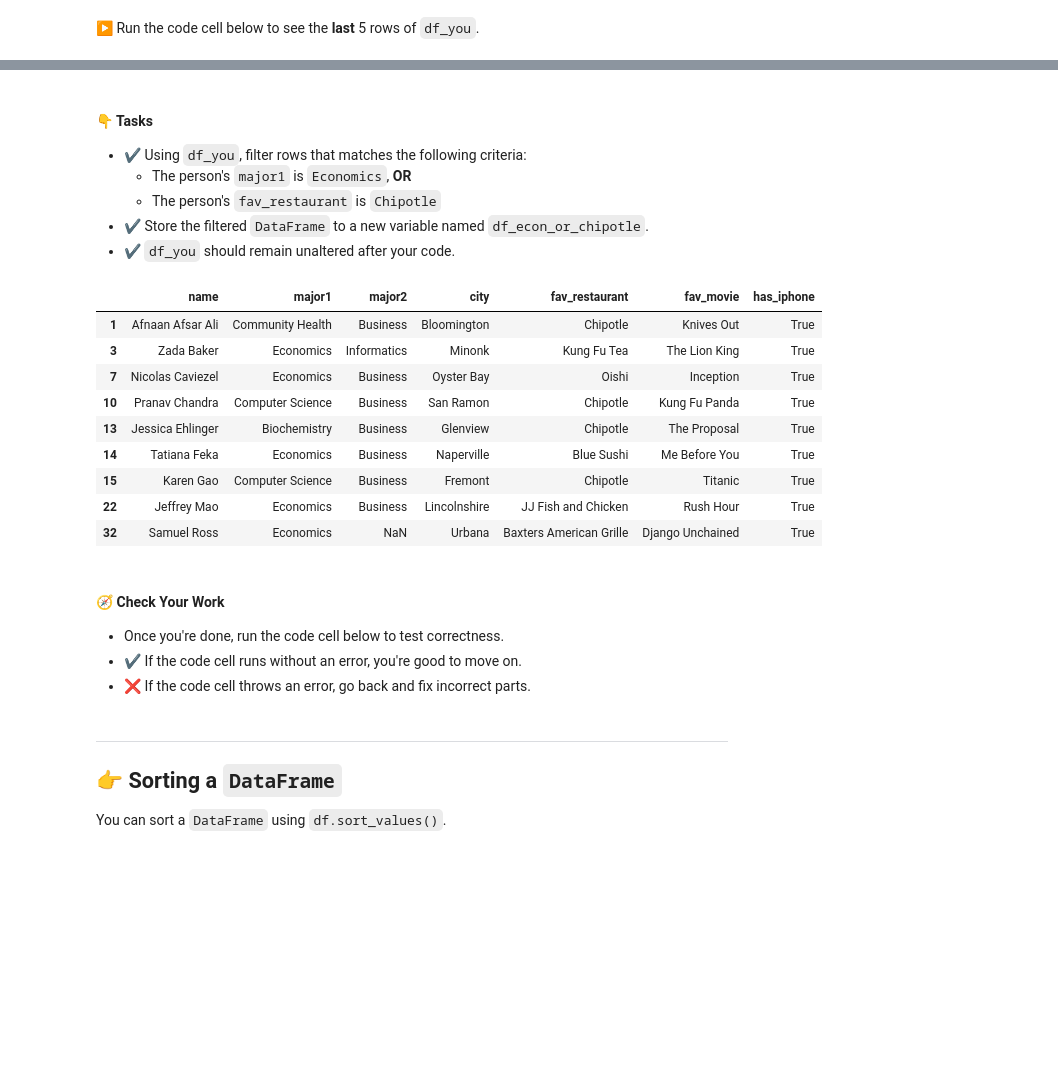
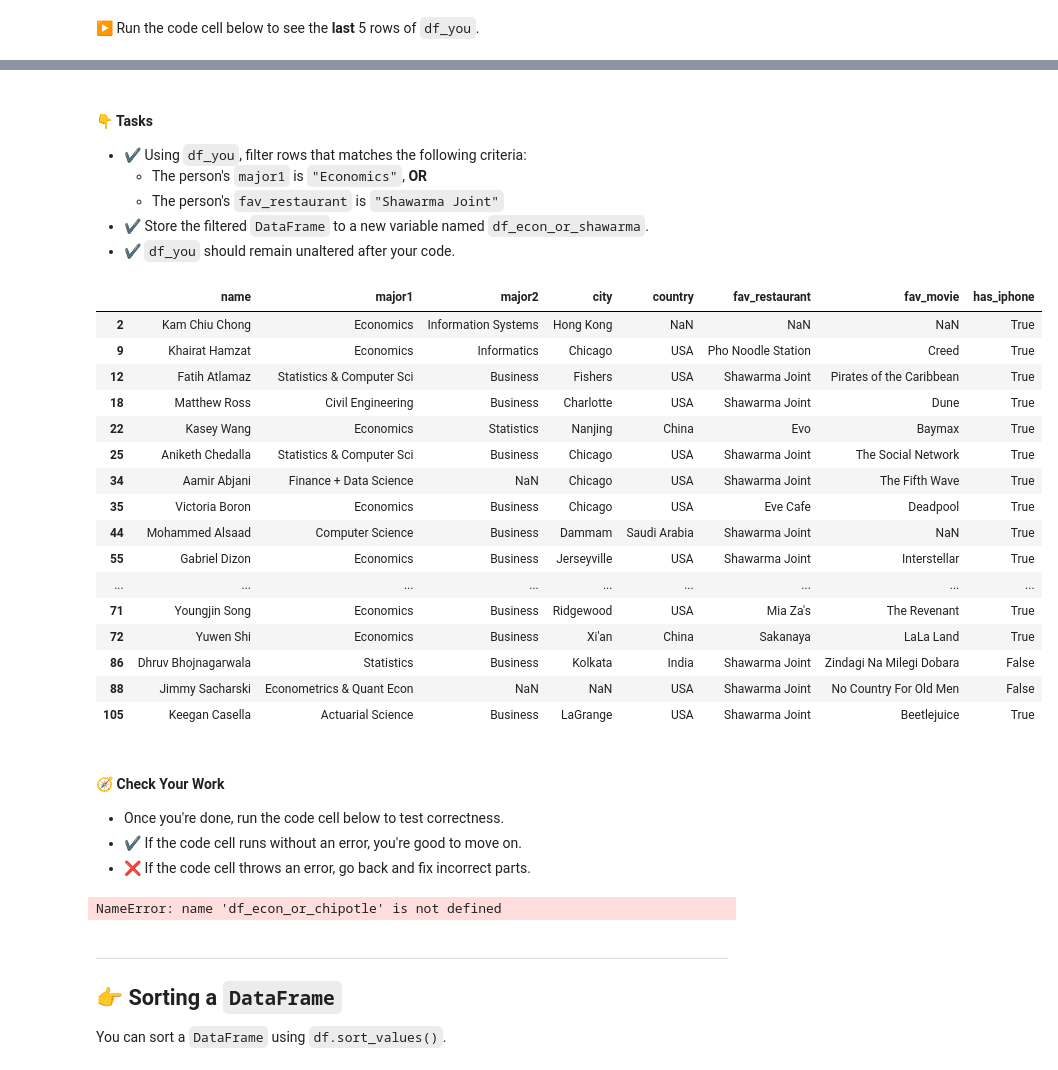
Before and after one commit to bdi475/notebooks, a Jupyter notebook: L08-pandas-filtering-and-sorting-SOLUTION.ipynb, the cells around one changed output, grey strips where cells are left out. Drawn from its saved outputs; the diff is of its cells as text; code cells hidden in the pictures; blank space fills up the shorter version.

```diff
--- a/L08-pandas-filtering-and-sorting-SOLUTION.ipynb
+++ b/L08-pandas-filtering-and-sorting-SOLUTION.ipynb
@@ -1061,27 +1066,34 @@ df_you.tail()
 #### 👇 Tasks
 
 - ✔️ Using `df_you`, filter rows that matches the following criteria:
-    - The person's `major1` is `Economics`, **OR**
-    - The person's `fav_restaurant` is `Chipotle`
-- ✔️ Store the filtered `DataFrame` to a new variable named `df_econ_or_chipotle`.
+    - The person's `major1` is `"Economics"`, **OR**
+    - The person's `fav_restaurant` is `"Shawarma Joint"`
+- ✔️ Store the filtered `DataFrame` to a new variable named `df_econ_or_shawarma`.
 - ✔️ `df_you` should remain unaltered after your code.
 # %%
 ### BEGIN SOLUTION
-df_econ_or_chipotle = df_you[(df_you["major1"] == "Economics") | (df_you["fav_restaurant"] == "Chipotle")]
+df_econ_or_shawarma = df_you[(df_you["major1"] == "Economics") | (df_you["fav_restaurant"] == "Shawarma Joint")]
 ### END SOLUTION
 
-df_econ_or_chipotle
+df_econ_or_shawarma
 # %% [output]
-|  | name | major1 | major2 | city | fav_restaurant | fav_movie | has_iphone |
-| 1 | Afnaan Afsar Ali | Community Health | Business | Bloomington | Chipotle | Knives Out | True |
-| 3 | Zada Baker | Economics | Informatics | Minonk | Kung Fu Tea | The Lion King | True |
-| 7 | Nicolas Caviezel | Economics | Business | Oyster Bay | Oishi | Inception | True |
-| 10 | Pranav Chandra | Computer Science | Business | San Ramon | Chipotle | Kung Fu Panda | True |
-| 13 | Jessica Ehlinger | Biochemistry | Business | Glenview | Chipotle | The Proposal | True |
-| 14 | Tatiana Feka | Economics | Business | Naperville | Blue Sushi | Me Before You | True |
-| 15 | Karen Gao | Computer Science | Business | Fremont | Chipotle | Titanic | True |
-| 22 | Jeffrey Mao | Economics | Business | Lincolnshire | JJ Fish and Chicken | Rush Hour | True |
-| 32 | Samuel Ross | Economics | NaN | Urbana | Baxters American Grille | Django Unchained | True |
+|  | name | major1 | major2 | city | country | fav_restaurant | fav_movie | has_iphone |
+| 2 | Kam Chiu Chong | Economics | Information Systems | Hong Kong | NaN | NaN | NaN | True |
+| 9 | Khairat Hamzat | Economics | Informatics | Chicago | USA | Pho Noodle Station | Creed | True |
+| 12 | Fatih Atlamaz | Statistics & Computer Sci | Business | Fishers | USA | Shawarma Joint | Pirates of the Caribbean | True |
+| 18 | Matthew Ross | Civil Engineering | Business | Charlotte | USA | Shawarma Joint | Dune | True |
+| 22 | Kasey Wang | Economics | Statistics | Nanjing | China | Evo | Baymax | True |
+| 25 | Aniketh Chedalla | Statistics & Computer Sci | Business | Chicago | USA | Shawarma Joint | The Social Network | True |
+| 34 | Aamir Abjani | Finance + Data Science | NaN | Chicago | USA | Shawarma Joint | The Fifth Wave | True |
+| 35 | Victoria Boron | Economics | Business | Chicago | USA | Eve Cafe | Deadpool | True |
+| 44 | Mohammed Alsaad | Computer Science | Business | Dammam | Saudi Arabia | Shawarma Joint | NaN | True |
+| 55 | Gabriel Dizon | Economics | Business | Jerseyville | USA | Shawarma Joint | Interstellar | True |
+| ... | ... | ... | ... | ... | ... | ... | ... | ... |
+| 71 | Youngjin Song | Economics | Business | Ridgewood | USA | Mia Za's | The Revenant | True |
+| 72 | Yuwen Shi | Economics | Business | Xi'an | China | Sakanaya | LaLa Land | True |
+| 86 | Dhruv Bhojnagarwala | Statistics | Business | Kolkata | India | Shawarma Joint | Zindagi Na Milegi Dobara | False |
+| 88 | Jimmy Sacharski | Econometrics & Quant Econ | NaN | NaN | USA | Shawarma Joint | No Country For Old Men | False |
+| 105 | Keegan Casella | Actuarial Science | Business | LaGrange | USA | Shawarma Joint | Beetlejuice | True |
 # %% [markdown]
 #### 🧭 Check Your Work
 
@@ -1089,10 +1101,12 @@ df_econ_or_chipotle
 - ✔️ If the code cell runs without an error, you're good to move on.
 - ❌ If the code cell throws an error, go back and fix incorrect parts.
 # %%
-df_check = df_you_backup[(df_you_backup["major1"] == "Economics") | (df_you_backup["fav_restaurant"] == "Chipotle")]
+df_check = df_you_backup[(df_you_backup["major1"] == "Economics") | (df_you_backup["fav_restaurant"] == "Shawarma Joint")]
 
-pd.testing.assert_frame_equal(df_econ_or_chipotle.sort_values(df_econ_or_chipotle.columns.tolist()).reset_index(drop=True),
+pd.testing.assert_frame_equal(df_econ_or_shawarma.sort_values(df_econ_or_chipotle.columns.tolist()).reset_index(drop=True),
                               df_check.sort_values(df_check.columns.tolist()).reset_index(drop=True))
+# %% [output]
+NameError: name 'df_econ_or_chipotle' is not defined
 # %% [markdown]
 ---
 
```
Also changed, not shown: parts of 25 cells of this notebook, 4 other files.
